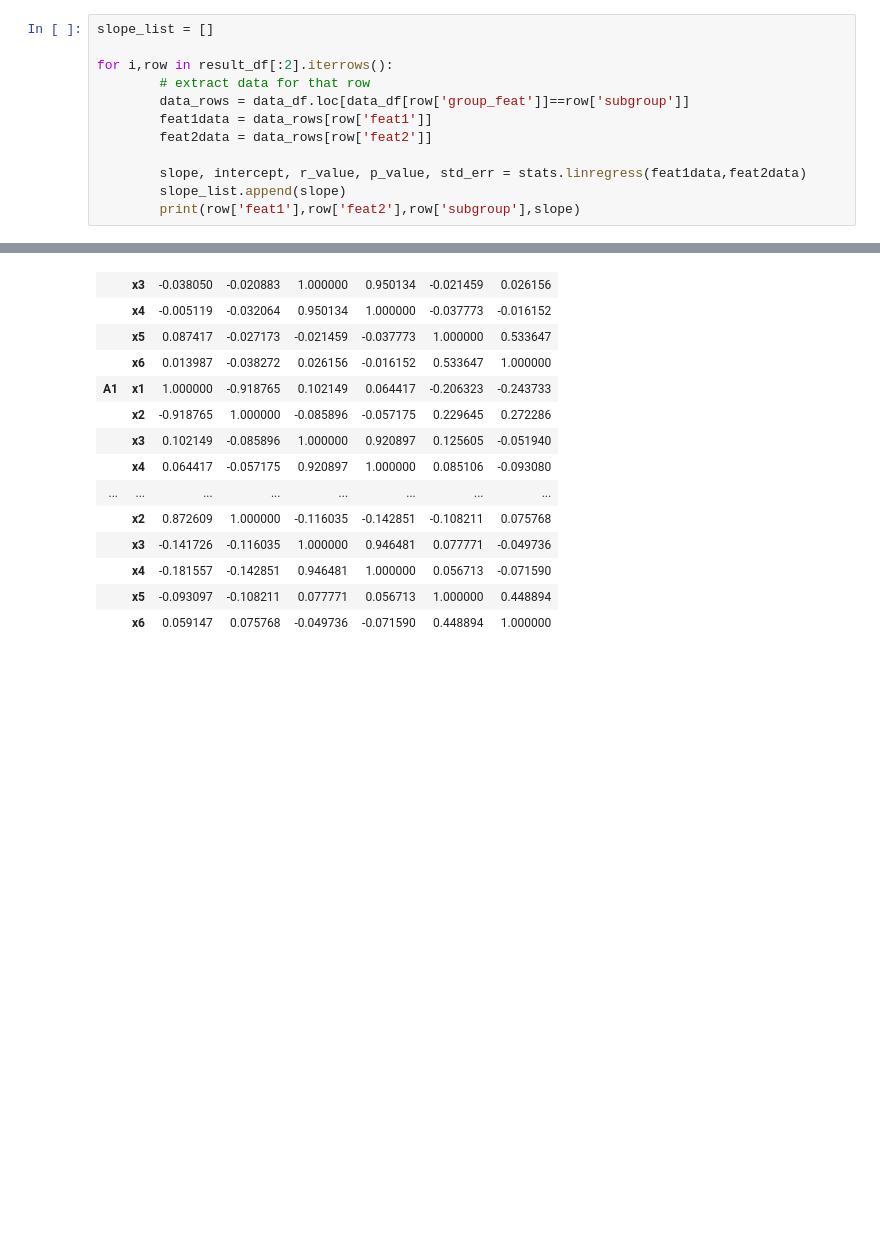
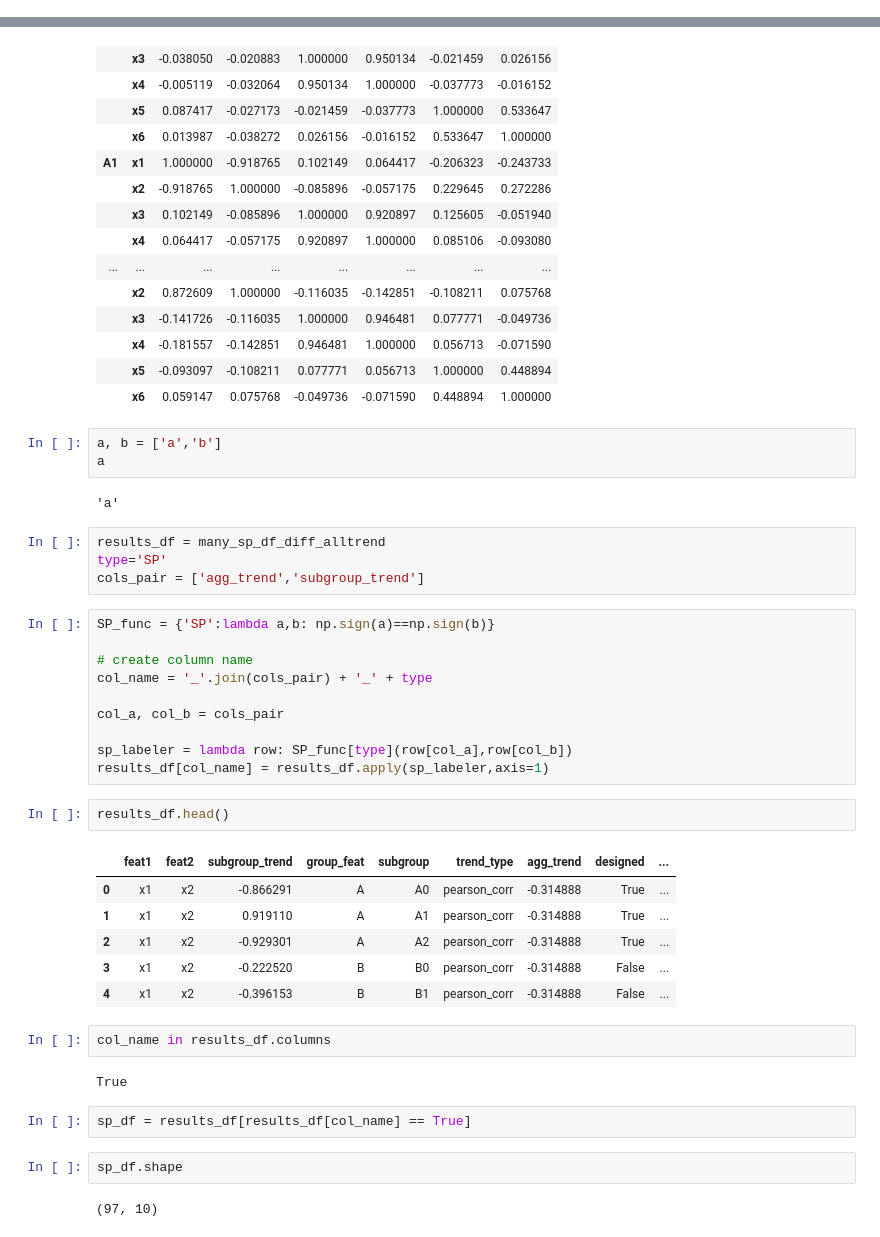
Before and after one commit to fairnessforensics/wiggum, a Jupyter notebook: research_notebooks/ranking_sp_occurences.ipynb, the cells around one changed output, grey strips where cells are left out. Cells and saved outputs as stored; diff of their text form; blank space fills up the shorter version.

```diff
--- a/research_notebooks/ranking_sp_occurences.ipynb
+++ b/research_notebooks/ranking_sp_occurences.ipynb
@@ -222,12 +204,0 @@ data_df[(data_df[row['group_feat']] ==row['subgroup'].values).values].head()
-# %%
-slope_list = []
-
-for i,row in result_df[:2].iterrows():
-        # extract data for that row
-        data_rows = data_df.loc[data_df[row['group_feat']]==row['subgroup']]
-        feat1data = data_rows[row['feat1']]
-        feat2data = data_rows[row['feat2']]
-
-        slope, intercept, r_value, p_value, std_err = stats.linregress(feat1data,feat2data)
-        slope_list.append(slope)
-        print(row['feat1'],row['feat2'],row['subgroup'],slope)
@@ -644,3 +594,41 @@ data_df.corr() #[triu_indices]
 |  | x4 | -0.181557 | -0.142851 | 0.946481 | 1.000000 | 0.056713 | -0.071590 |
 |  | x5 | -0.093097 | -0.108211 | 0.077771 | 0.056713 | 1.000000 | 0.448894 |
 |  | x6 | 0.059147 | 0.075768 | -0.049736 | -0.071590 | 0.448894 | 1.000000 |
+# %%
+a, b = ['a','b']
+a
+# %% [output]
+'a'
+# %%
+results_df = many_sp_df_diff_alltrend
+type='SP'
+cols_pair = ['agg_trend','subgroup_trend']
+# %%
+SP_func = {'SP':lambda a,b: np.sign(a)==np.sign(b)}
+
+# create column name
+col_name = '_'.join(cols_pair) + '_' + type
+
+col_a, col_b = cols_pair
+
+sp_labeler = lambda row: SP_func[type](row[col_a],row[col_b])
+results_df[col_name] = results_df.apply(sp_labeler,axis=1)
+# %%
+results_df.head()
+# %% [output]
+|  | feat1 | feat2 | subgroup_trend | group_feat | subgroup | trend_type | agg_trend | designed | ... |
+| 0 | x1 | x2 | -0.866291 | A | A0 | pearson_corr | -0.314888 | True | ... |
+| 1 | x1 | x2 | 0.919110 | A | A1 | pearson_corr | -0.314888 | True | ... |
+| 2 | x1 | x2 | -0.929301 | A | A2 | pearson_corr | -0.314888 | True | ... |
+| 3 | x1 | x2 | -0.222520 | B | B0 | pearson_corr | -0.314888 | False | ... |
+| 4 | x1 | x2 | -0.396153 | B | B1 | pearson_corr | -0.314888 | False | ... |
+# %%
+col_name in results_df.columns
+# %% [output]
+True
+# %%
+sp_df = results_df[results_df[col_name] == True]
+# %%
+sp_df.shape
+# %% [output]
+(97, 10)
```
Also changed, not shown: parts of 32 cells of this notebook, 2 other files.
